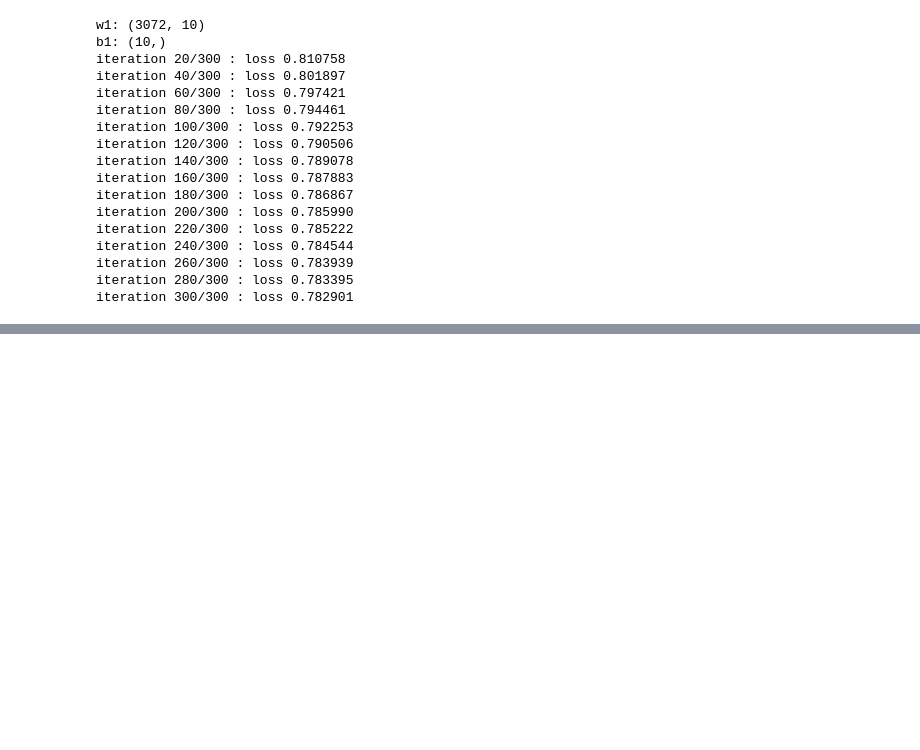
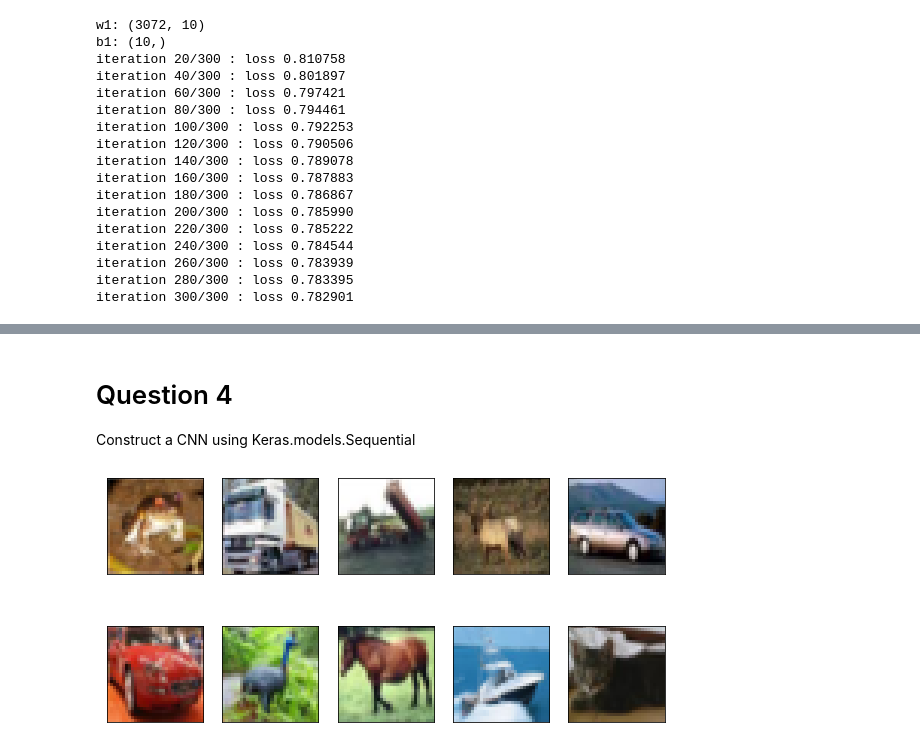
Before and after one commit to Dilagshan/Assignment-04, a Jupyter notebook: Assignment04.ipynb, the cells around one changed output, grey strips where cells are left out. Drawn from its saved outputs; the diff is of its cells as text; code cells hidden in the pictures; blank space fills up the shorter version.

```diff
--- a/Assignment04.ipynb
+++ b/Assignment04.ipynb
@@ -134,0 +212,38 @@ model_history = model.fit(x_train, y_train, epochs=30)
+# %% [markdown]
+# Question 4
+Construct a CNN using Keras.models.Sequential
+# %%
+(x_train, y_train), (x_test, y_test) = keras.datasets.cifar10.load_data()  # Loading the Data set
+
+classes = ['Airplane','Automobile','Bird','Cat','Deer','Dog','Frog','Horse','Ship','Track']
+
+plt.figure(figsize = (10,5))
+for i in range(10):
+    plt.subplot(2,5,i+1)
+    plt.xticks([])
+    plt.yticks([])
+    plt.grid(False)
+    plt.imshow(x_train[i], cmap = plt.cm.binary)
+plt.show()
+
+#Data reshape
+x_train = x_train.reshape((50000, 32, 32, 3))
+x_test = x_test.reshape((10000, 32, 32, 3))
+
+#Data Normalization
+x_train = x_train / 255.
+x_test = x_test / 255.
+
+# Create Model architecture
+model = keras.models.Sequential()
+model.add(keras.layers.Conv2D(filters = 32, kernel_size = (3, 3), strides=1, padding='valid', activation='relu', input_shape=(32, 32, 3)))
+model.add(keras.layers.MaxPooling2D((2, 2)))
+model.add(keras.layers.Conv2D(filters = 64, kernel_size = (3, 3), strides=1, padding='valid', activation='relu', input_shape=(32, 32, 3)))
+model.add(keras.layers.MaxPooling2D((2, 2)))
+model.add(keras.layers.Conv2D(filters = 64, kernel_size = (3, 3), strides=1, padding='valid', activation='relu', input_shape=(32, 32, 3)))
+model.add(keras.layers.MaxPooling2D((2, 2)))
+model.add(keras.layers.Flatten())
+model.add(keras.layers.Dense(64, activation="relu"))
+model.add(keras.layers.Dense(10, activation="softmax"))
+# %% [output]
+[figure, added]
```
Also changed, not shown: parts of 14 cells of this notebook.
